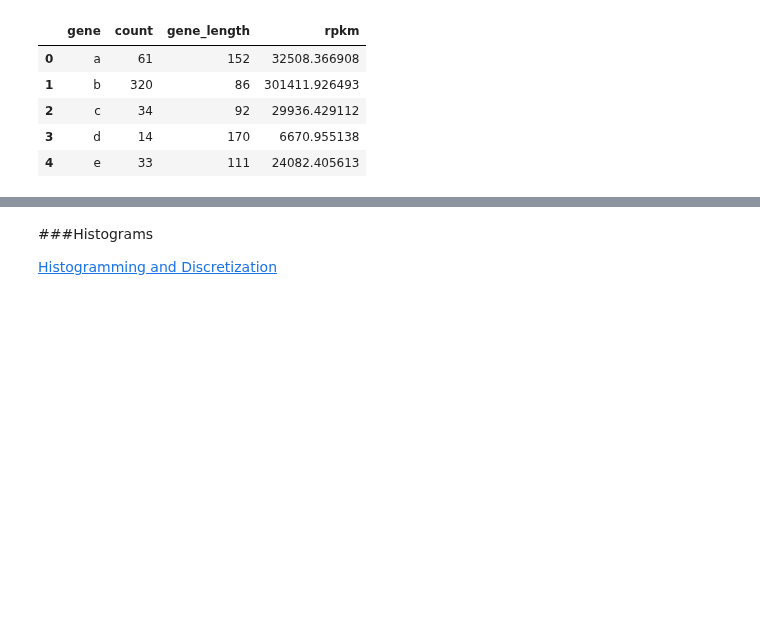
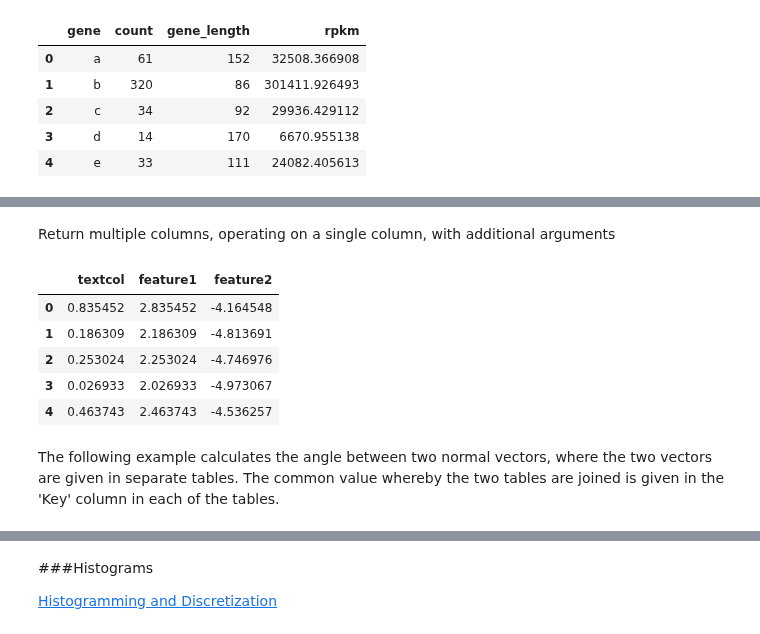
Before and after one commit to NelisW/PythonNotesToSelf, a Jupyter notebook: PandasCheatSheet.ipynb, the cells around one changed output, grey strips where cells are left out. Cells and saved outputs as stored; diff of their text form; code cells hidden in the pictures; blank space fills up the shorter version.

```diff
--- a/PandasCheatSheet.ipynb
+++ b/PandasCheatSheet.ipynb
@@ -2157,0 +2163,18 @@ df
+# %% [markdown]
+Return multiple columns, operating on a single column, with additional arguments
+# %%
+def myfunc(s,a1, a2):
+    return pd.Series({'feature1':s+a1, 'feature2':s+a2})
+
+df = pd.DataFrame({'textcol' : np.random.rand(5)})
+df.merge(df.textcol.apply(myfunc,args=(+2, -5)),
+    left_index=True, right_index=True)
+# %% [output]
+|  | textcol | feature1 | feature2 |
+| 0 | 0.835452 | 2.835452 | -4.164548 |
+| 1 | 0.186309 | 2.186309 | -4.813691 |
+| 2 | 0.253024 | 2.253024 | -4.746976 |
+| 3 | 0.026933 | 2.026933 | -4.973067 |
+| 4 | 0.463743 | 2.463743 | -4.536257 |
+# %% [markdown]
+The following example calculates the angle between two normal vectors, where the two vectors are given in separate tables. The common value whereby the two tables are joined is given in the 'Key' column in each of the tables.
```
Also changed, not shown: parts of 5 cells of this notebook.
